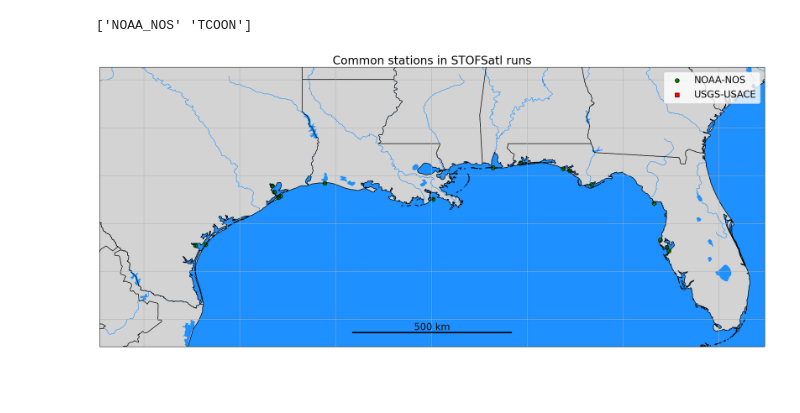
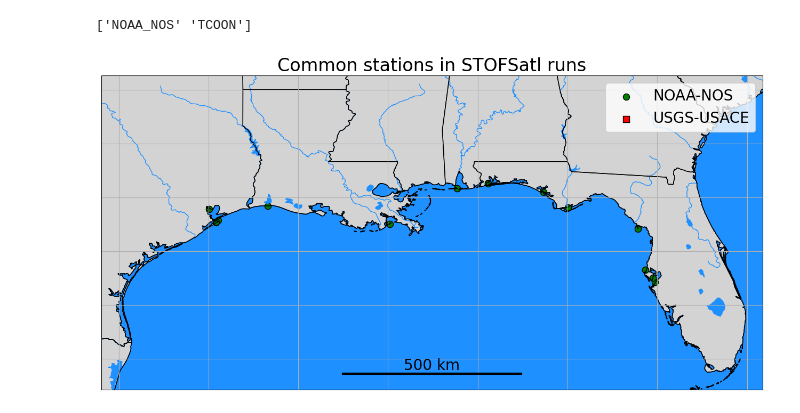
Before and after one commit to NoujoudNader/SormNet, a Jupyter notebook: multiple_storms/main_test.ipynb, the cells around one changed output. Cells and saved outputs as stored; diff of their text form; code cells hidden in the pictures; blank space fills up the shorter version.

Commit message:
STOFSatl added storms

```diff
--- a/multiple_storms/main_test.ipynb
+++ b/multiple_storms/main_test.ipynb
@@ -26,3 +26,6 @@ Storms:
+# %%
+storm_list = ['CHARLEY', 'HERMINE', 'IDALIA', 'IAN', 'DENNIS', 'WILMA', 'DEBBY', 'MICHAEL', 'ETA', 'FRED', 'HELENE', 'MILTON']
+data_df = data_df[data_df['storm'].isin(storm_list)].dropna()
 # %%
 # Keep only stations on the East Coast
 
@@ -108,7 +111,7 @@ station_info_df_USGS = station_info_df[(station_info_df['agency'] == 'USGS') | (
 
 
 
-plt.rcParams['figure.figsize'] = [25, 12.5]
+plt.rcParams['figure.figsize'] = [16, 12]
 plt.rcParams.update({'font.size': 20})
 
 fig = plt.figure()
@@ -553,7 +571,7 @@ station_info_df_USGS = station_info_df[(station_info_df['agency'] == 'USGS') | (
 
 
 
-plt.rcParams['figure.figsize'] = [25, 12.5]
+plt.rcParams['figure.figsize'] = [16, 12]
 plt.rcParams.update({'font.size': 20})
 
 fig = plt.figure()
@@ -563,34 +581,34 @@ ax.set_global()
 # ax.stock_img()
 ax.add_feature(cfeature.COASTLINE, edgecolor="black")
 ax.add_feature(cfeature.BORDERS, edgecolor="black")
 ax.add_feature(cfeature.LAND, color="lightgrey")
 ax.add_feature(cfeature.LAKES, color="dodgerblue")
 ax.add_feature(cfeature.BORDERS, linestyle="--")
 ax.add_feature(cfeature.OCEAN, color="dodgerblue")
 ax.add_feature(cfeature.RIVERS, color="dodgerblue")
 ax.add_feature(cfeature.STATES)
 ax.gridlines()
 
 im1 = ax.scatter(station_info_df_NOOA['x'], station_info_df_NOOA['y'], c = 'green',
                   edgecolors='black',
                     s=75,
                       alpha=1.0,
                         label='NOAA-NOS')
 im2 = ax.scatter(station_info_df_USGS['x'], station_info_df_USGS['y'], c = 'red',
                   marker = 's',
                     edgecolors='black',
                       s=75, alpha=1.0,
                         label='USGS-USACE')
 
 plt.xlim((station_info_df['x'].min()-3, station_info_df['x'].max()+3))
 plt.ylim((station_info_df['y'].min()-3, station_info_df['y'].max()+3))
 
 plt.legend()
 scale_bar(ax, 500)
 plt.title('Common stations in STOFSatl runs')
 plt.show()
 # %% [output]
-[figure, old version]
+[figure, new version]
 # %%
 # # 'TRAIN_STORMS': ['CHARLEY', 'HERMINE', 'MATTHEW', 'HARVEY', 'IDA'],
 # # 'VAL_STORMS': ['IDALIA'],
```
Also changed, not shown: parts of 19 cells of this notebook, 30 other files.
